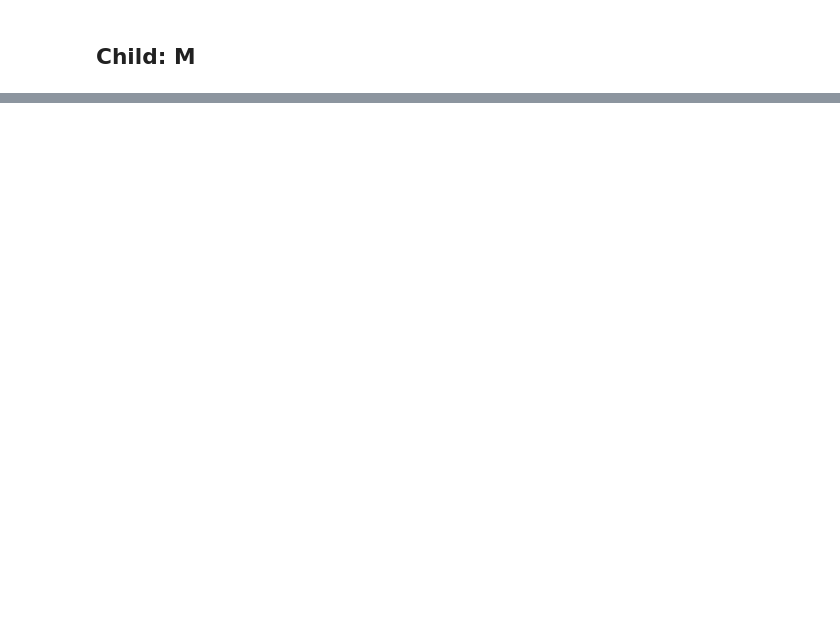
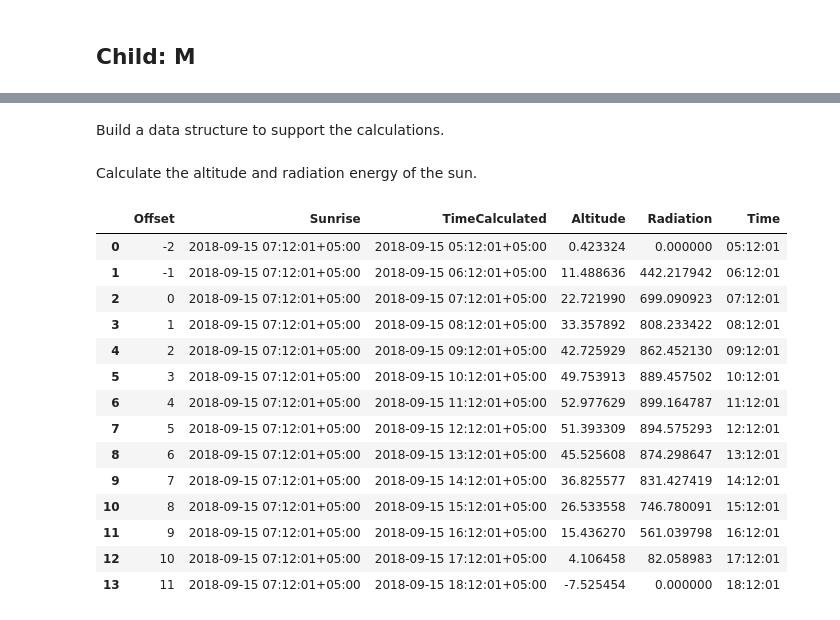
Before and after one commit to JIVJGFJZKF/get_measures_shadow, a Jupyter notebook: getShady.ipynb, the cells around one changed output, grey strips where cells are left out. Saved outputs shown, nothing was run; the diff lists cells and outputs as text; code cells hidden in the pictures; blank space fills up the shorter version.

```diff
--- a/getShady.ipynb
+++ b/getShady.ipynb
@@ -61,9 +62,9 @@ This rearrangement of the equation gives us the total number of hours after sunr
 # %%
 # Date and time of sunrise based on solar calendar
 # The timezone is added as UTC, which is then adjusted to reflect local (EDT) time.
-edtTimeDelta = datetime.timedelta(hours=4)
+edtTimeDelta = datetime.timedelta(hours=5)
 edtTZObject = datetime.timezone(edtTimeDelta,name="EDT")
-timeSunRise = datetime.datetime(year=2017,month=9,day=15,hour=3,minute=12,second=1,tzinfo=edtTZObject)#+datetime.timedelta(hours=-4)
+timeSunRise = datetime.datetime(year=2018,month=9,day=15,hour=7,minute=12,second=1,tzinfo=edtTZObject)#+datetime.timedelta(hours=-4)
 # %% [markdown]
 ### Child: M
 At what time of day was M measured?
@@ -162,0 +161,2 @@ print(valRadiationB)
+# %% [markdown]
+Build a data structure to support the calculations.
@@ -162,0 +166,23 @@ print(valRadiationB)
+# %% [markdown]
+Calculate the altitude and radiation energy of the sun.
+# %%
+dfSunMeasures['Altitude'] = dfSunMeasures['TimeCalculated'].apply(lambda x: get_altitude(locLat,locLon,x))
+dfSunMeasures['Radiation'] = dfSunMeasures.apply(lambda x: radiation.get_radiation_direct(x['TimeCalculated'],x['Altitude']),axis=1)
+dfSunMeasures['Time'] = dfSunMeasures['TimeCalculated'].dt.time
+dfSunMeasures
+# %% [output]
+|  | Offset | Sunrise | TimeCalculated | Altitude | Radiation | Time |
+| 0 | -2 | 2018-09-15 07:12:01+05:00 | 2018-09-15 05:12:01+05:00 | 0.423324 | 0.000000 | 05:12:01 |
+| 1 | -1 | 2018-09-15 07:12:01+05:00 | 2018-09-15 06:12:01+05:00 | 11.488636 | 442.217942 | 06:12:01 |
+| 2 | 0 | 2018-09-15 07:12:01+05:00 | 2018-09-15 07:12:01+05:00 | 22.721990 | 699.090923 | 07:12:01 |
+| 3 | 1 | 2018-09-15 07:12:01+05:00 | 2018-09-15 08:12:01+05:00 | 33.357892 | 808.233422 | 08:12:01 |
+| 4 | 2 | 2018-09-15 07:12:01+05:00 | 2018-09-15 09:12:01+05:00 | 42.725929 | 862.452130 | 09:12:01 |
+| 5 | 3 | 2018-09-15 07:12:01+05:00 | 2018-09-15 10:12:01+05:00 | 49.753913 | 889.457502 | 10:12:01 |
+| 6 | 4 | 2018-09-15 07:12:01+05:00 | 2018-09-15 11:12:01+05:00 | 52.977629 | 899.164787 | 11:12:01 |
+| 7 | 5 | 2018-09-15 07:12:01+05:00 | 2018-09-15 12:12:01+05:00 | 51.393309 | 894.575293 | 12:12:01 |
+| 8 | 6 | 2018-09-15 07:12:01+05:00 | 2018-09-15 13:12:01+05:00 | 45.525608 | 874.298647 | 13:12:01 |
+| 9 | 7 | 2018-09-15 07:12:01+05:00 | 2018-09-15 14:12:01+05:00 | 36.825577 | 831.427419 | 14:12:01 |
+| 10 | 8 | 2018-09-15 07:12:01+05:00 | 2018-09-15 15:12:01+05:00 | 26.533558 | 746.780091 | 15:12:01 |
+| 11 | 9 | 2018-09-15 07:12:01+05:00 | 2018-09-15 16:12:01+05:00 | 15.436270 | 561.039798 | 16:12:01 |
+| 12 | 10 | 2018-09-15 07:12:01+05:00 | 2018-09-15 17:12:01+05:00 | 4.106458 | 82.058983 | 17:12:01 |
+| 13 | 11 | 2018-09-15 07:12:01+05:00 | 2018-09-15 18:12:01+05:00 | -7.525454 | 0.000000 | 18:12:01 |
```
Also changed, not shown: parts of 25 cells of this notebook.
